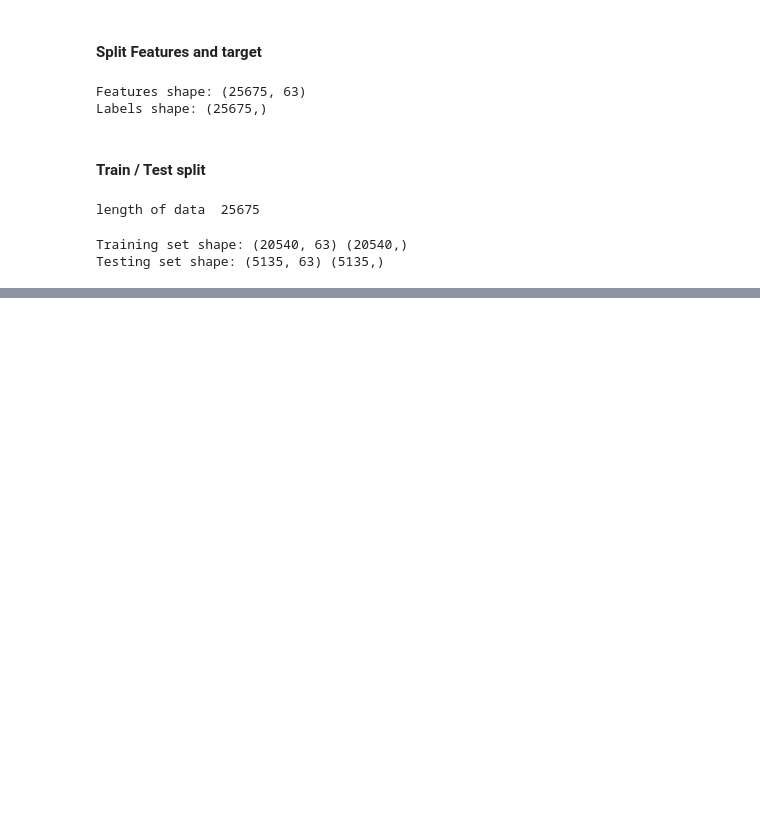
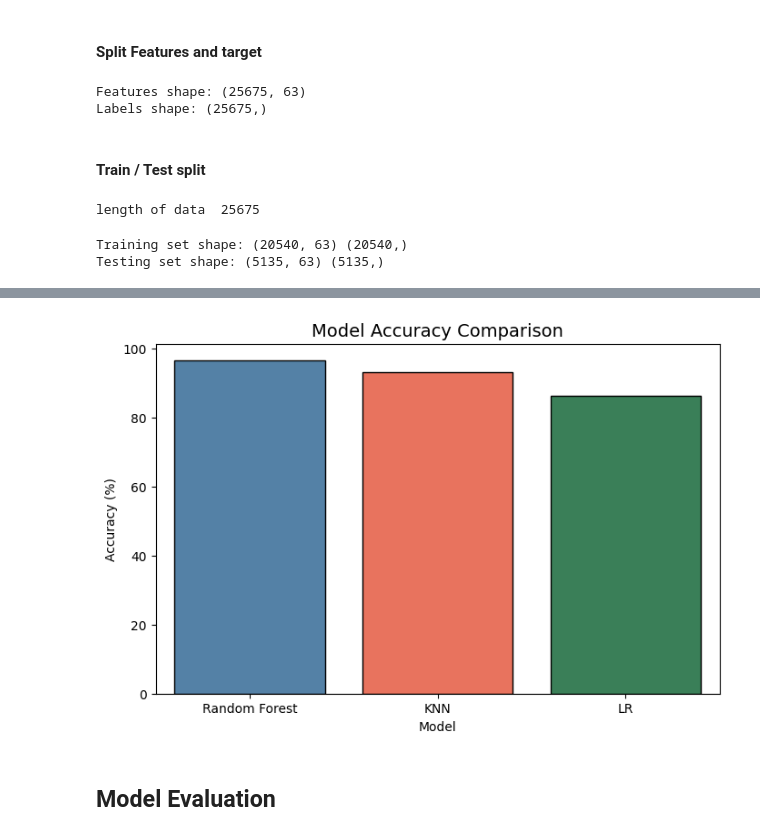
Before and after one commit to Abdallah035/Hand-Gesture-Classification, a Jupyter notebook: Hand-Gesture.ipynb, the cells around one changed output, grey strips where cells are left out. Drawn from its saved outputs; the diff is of its cells as text; code cells hidden in the pictures; blank space fills up the shorter version.

Commit message:
model trainig and evaluating

```diff
--- a/Hand-Gesture.ipynb
+++ b/Hand-Gesture.ipynb
@@ -225,0 +238,27 @@ Testing set shape: (5135, 63) (5135,)
+# %%
+models = {
+    'Random Forest' : RandomForestClassifier(n_estimators=100, random_state=42),
+    'KNN'           : KNeighborsClassifier(n_neighbors=5),
+    'LR'            : Pipeline([
+                        ('scaler', StandardScaler()),
+                        ('lr', LogisticRegression(max_iter=1000, random_state=42))
+                      ])
+}
+# %%
+results = {}
+
+for name , model in models.items():
+    print(f"trainig the mdoel {name} ... ")
+
+    #training the model
+    model.fit(X_train , y_train)
+
+    #predicting the test set
+    y_pred = model.predict(X_test)
+
+    #evaluating the model accuracy only for fast evaluation
+    acc= accuracy_score(y_test , y_pred)
+    results[name] = acc
+
+
+    print(f" {name} Accuracy: {acc * 100:.2f}%")
@@ -225,0 +283,12 @@ Testing set shape: (5135, 63) (5135,)
+# %%
+plt.figure(figsize=(8, 5))
+sns.barplot(x=list(results.keys()), y=[v * 100 for v in results.values()],
+            palette=['steelblue', 'tomato', 'seagreen'], edgecolor='black',hue=list(results.keys()), dodge=False)
+plt.title('Model Accuracy Comparison', fontsize=14)
+plt.xlabel('Model')
+plt.ylabel('Accuracy (%)')
+plt.show()
+# %% [output]
+[figure, added]
+# %% [markdown]
+## **Model Evaluation**
```
Also changed, not shown: parts of 20 cells of this notebook, 2 other files.
